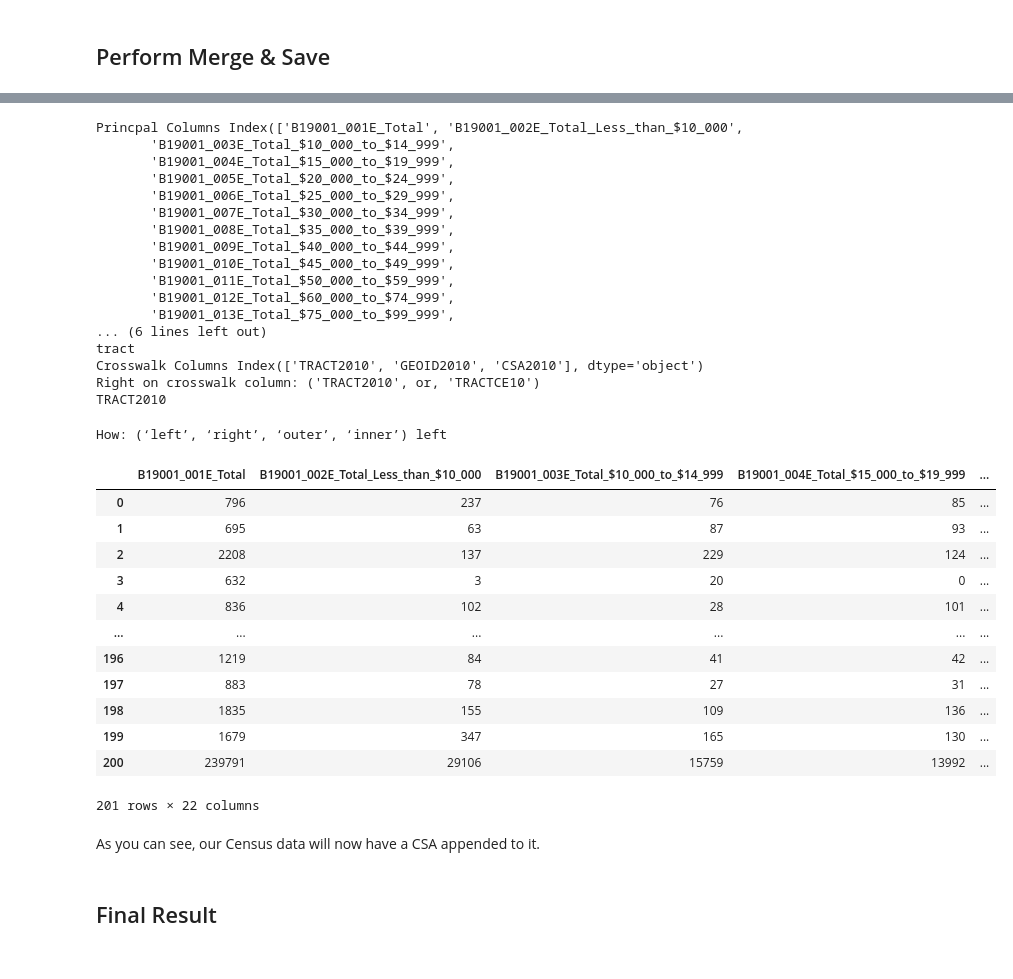
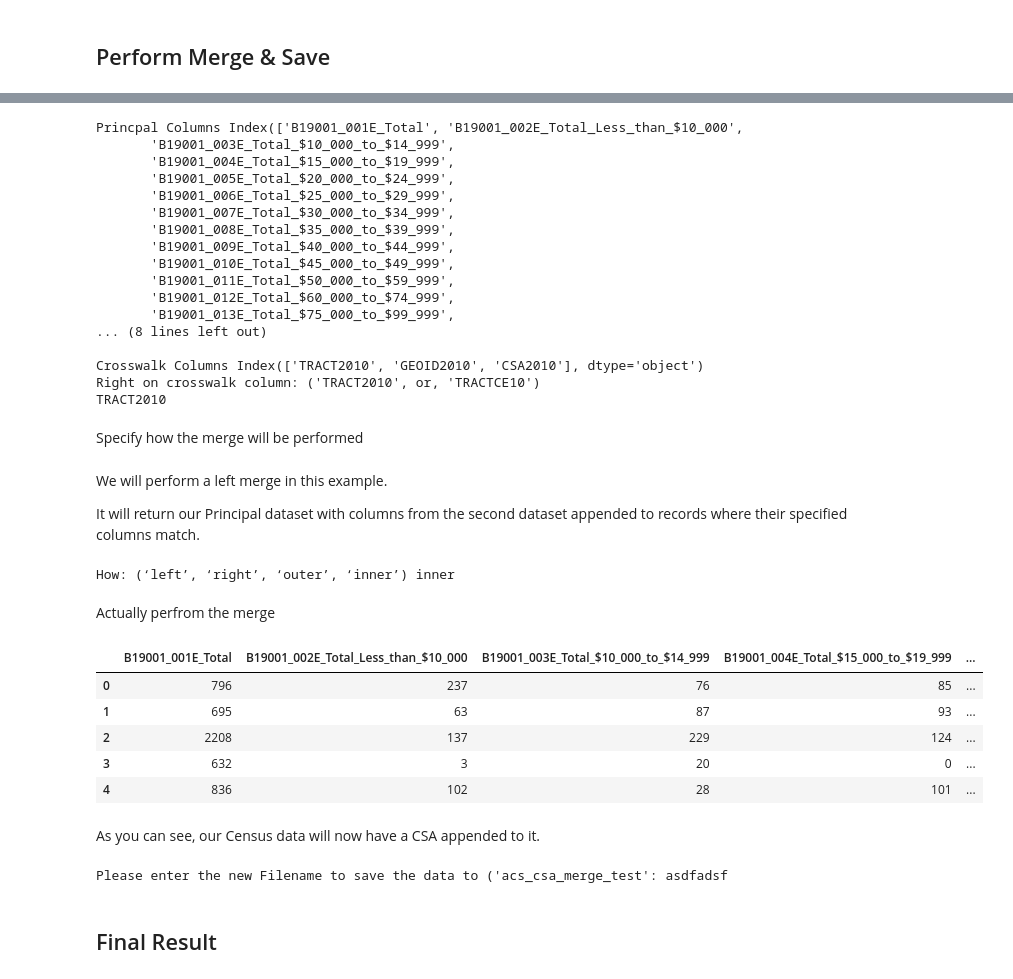
Before and after one commit to karpatic/dataplay, a Jupyter notebook: notebooks/02_Merge_Data.ipynb, the cells around one changed output, grey strips where cells are left out. Cells and saved outputs as stored; diff of their text form; code cells hidden in the pictures.

```diff
--- a/notebooks/02_Merge_Data.ipynb
+++ b/notebooks/02_Merge_Data.ipynb
@@ -188,16 +202,9 @@ img
 # %%
-# Get Columns from both datasets to match on
-# You can get these values from the column values above.
-
-# Our Examples will work with the prompted values
-
 print( 'Princpal Columns ' + str(df.columns) + '')
 left_on = input("Left on principal column: ('tract') \n" )
-
+print(' \n ');
 print( 'Crosswalk Columns ' + str(crosswalk.columns) + '')
-right_on = input("Right on crosswalk column: ('TRACT2010', or, 'TRACTCE10') \n" )
-
-# Specify how the merge will be performed
+right_on = input("Right on crosswalk column: ('TRACT2010') \n" )
 # %% [output]
 Princpal Columns Index(['B19001_001E_Total', 'B19001_002E_Total_Less_than_$10_000',
        'B19001_003E_Total_$10_000_to_$14_999',
@@ -211,47 +218,42 @@ Princpal Columns Index(['B19001_001E_Total', 'B19001_002E_Total_Less_than_$10_00
        'B19001_011E_Total_$50_000_to_$59_999',
        'B19001_012E_Total_$60_000_to_$74_999',
        'B19001_013E_Total_$75_000_to_$99_999',
-... (6 lines left out)
-tract
+... (8 lines left out)
+
 Crosswalk Columns Index(['TRACT2010', 'GEOID2010', 'CSA2010'], dtype='object')
 Right on crosswalk column: ('TRACT2010', or, 'TRACTCE10')
 TRACT2010
-# %%
-# We will perform a left merge in this example.
-# It will return our Principal dataset with columns from the second dataset appended to records where their specified columns match.
-
-how = input("How: (‘left’, ‘right’, ‘outer’, ‘inner’) " )
-# %% [output]
-How: (‘left’, ‘right’, ‘outer’, ‘inner’) left
+# %% [markdown]
+Specify how the merge will be performed
+# %% [markdown]
+We will perform a left merge in this example.
+
+It will return our Principal dataset with columns from the second dataset appended to records where their specified columns match.
+# %%
+how = input("How: (‘left’, ‘right’, ‘outer’, ‘inner’) " )
+# %% [output]
+How: (‘left’, ‘right’, ‘outer’, ‘inner’) inner
+# %% [markdown]
+Actually perfrom the merge
 # %%
-# Actually perfrom the merge
-
 merged_df = pd.merge(df, crosswalk, left_on=left_on, right_on=right_on, how=how)
 merged_df = merged_df.drop(left_on, axis=1)
-merged_df
+merged_df.head()
 # %% [output]
 |  | B19001_001E_Total | B19001_002E_Total_Less_than_$10_000 | B19001_003E_Total_$10_000_to_$14_999 | B19001_004E_Total_$15_000_to_$19_999 | ... |
 | 0 | 796 | 237 | 76 | 85 | ... |
 | 1 | 695 | 63 | 87 | 93 | ... |
 | 2 | 2208 | 137 | 229 | 124 | ... |
 | 3 | 632 | 3 | 20 | 0 | ... |
 | 4 | 836 | 102 | 28 | 101 | ... |
-| ... | ... | ... | ... | ... | ... |
-| 196 | 1219 | 84 | 41 | 42 | ... |
-| 197 | 883 | 78 | 27 | 31 | ... |
-| 198 | 1835 | 155 | 109 | 136 | ... |
-| 199 | 1679 | 347 | 165 | 130 | ... |
-| 200 | 239791 | 29106 | 15759 | 13992 | ... |
-201 rows × 22 columns
 # %% [markdown]
 As you can see, our Census data will now have a CSA appended to it.
 # %%
 # Save Data to User Specified File
-
-import csv
-
 outFile = input("Please enter the new Filename to save the data to ('acs_csa_merge_test': " )
 merged_df.to_csv(outFile+'.csv', quoting=csv.QUOTE_ALL)
+# %% [output]
+Please enter the new Filename to save the data to ('acs_csa_merge_test': asdfadsf
 # %% [markdown]
 ## Final Result
 # %%
```
Also changed, not shown: parts of 32 cells of this notebook, 20 other files.
